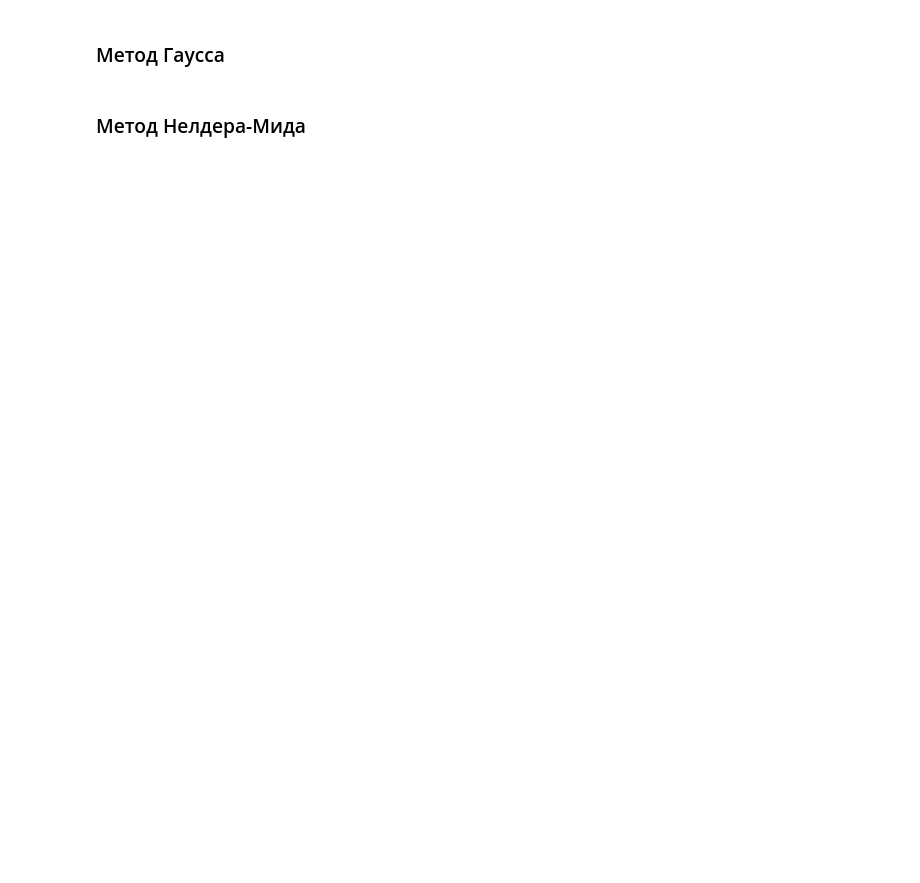
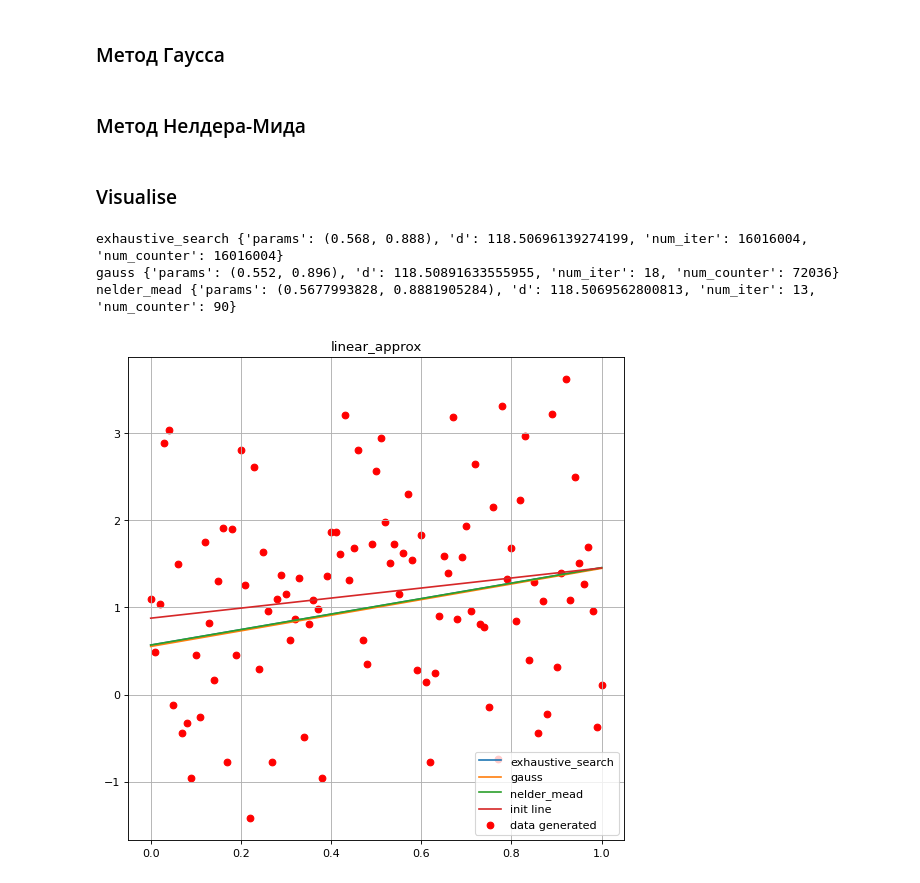
Before and after one commit to Emidiant/analysis-and-development-of-algorithms, a Jupyter notebook: task_2.ipynb, the cells around one changed output. Saved outputs shown, nothing was run; the diff lists cells and outputs as text; code cells hidden in the pictures; blank space fills up the shorter version.

```diff
--- a/task_2.ipynb
+++ b/task_2.ipynb
@@ -151,0 +231,2 @@ visualise(golden_ratio)
+# %%
+eps = 1e-3
@@ -151,0 +257,2 @@ visualise(golden_ratio)
+# %%
+linear_predict_a_b['exhaustive_search'] = exhaustive_search_multi(linear_approx)
@@ -154,2 +313,36 @@ visualise(golden_ratio)
 # %% [markdown]
 ### Метод Нелдера-Мида
+# %%
+class Vector(object):
+    def __init__(self, a, b):
+        self.a = a
+        self.b = b
+
+    def __repr__(self):
+        return "({0}, {1})".format(self.a, self.b)
+
+    def __add__(self, other):
+        a = self.a + other.a
+        b = self.b + other.b
+        return Vector(a, b)
+
+    def __sub__(self, other):
+        a = self.a - other.a
+        b = self.b - other.b
+        return Vector(a, b)
+
+    def __rmul__(self, other):
+        a = self.a * other
+        b = self.b * other
+        return Vector(a, b)
+
+    def __truediv__(self, other):
+        a = self.a / other
+        b = self.b / other
+        return Vector(a, b)
+
+    def c(self):
+        return (self.a, self.b)
+
+def point_dist(v1, v2):
+    return m.sqrt((v1.a - v2.a) ** 2 + (v1.b - v2.b) ** 2)
@@ -155,0 +424,12 @@ visualise(golden_ratio)
+# %%
+linear_predict_a_b['nelder_mead'] = nelder_mead(linear_approx)
+rational_predict_a_b['nelder_mead'] = nelder_mead(rational_approx)
+# %% [markdown]
+### Visualise
+# %%
+visualise(linear_predict_a_b, linear_approx)
+# %% [output]
+exhaustive_search {'params': (0.568, 0.888), 'd': 118.50696139274199, 'num_iter': 16016004, 'num_counter': 16016004}
+gauss {'params': (0.552, 0.896), 'd': 118.50891633555955, 'num_iter': 18, 'num_counter': 72036}
+nelder_mead {'params': (0.5677993828, 0.8881905284), 'd': 118.5069562800813, 'num_iter': 13, 'num_counter': 90}
+[figure, added]
```
Also changed, not shown: parts of 40 cells of this notebook.
